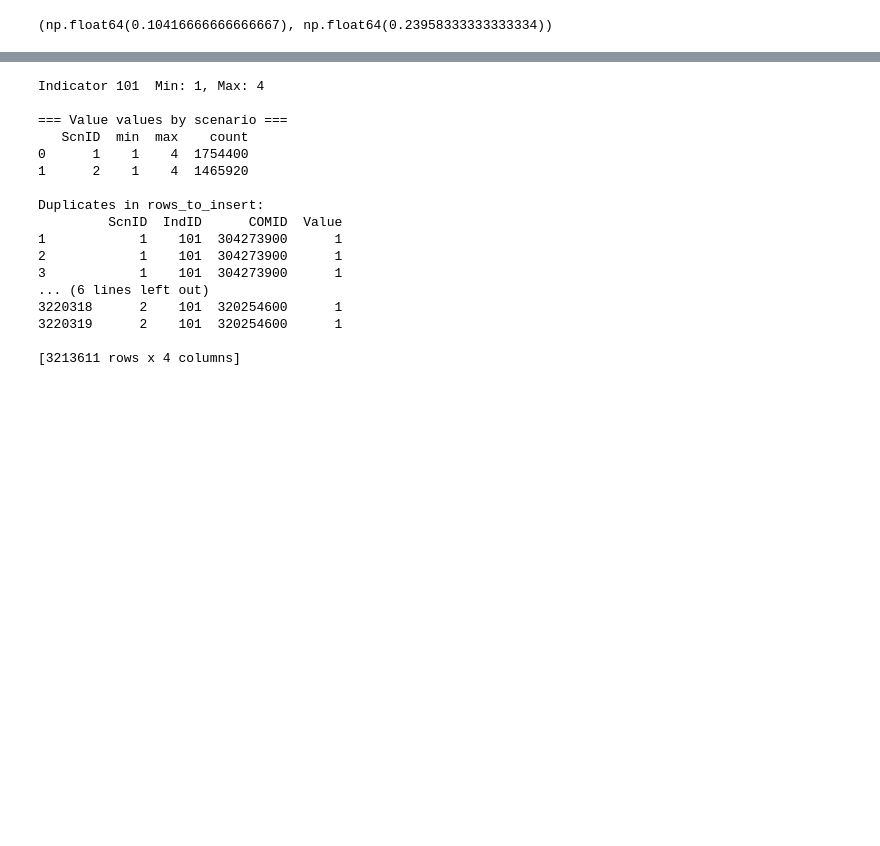
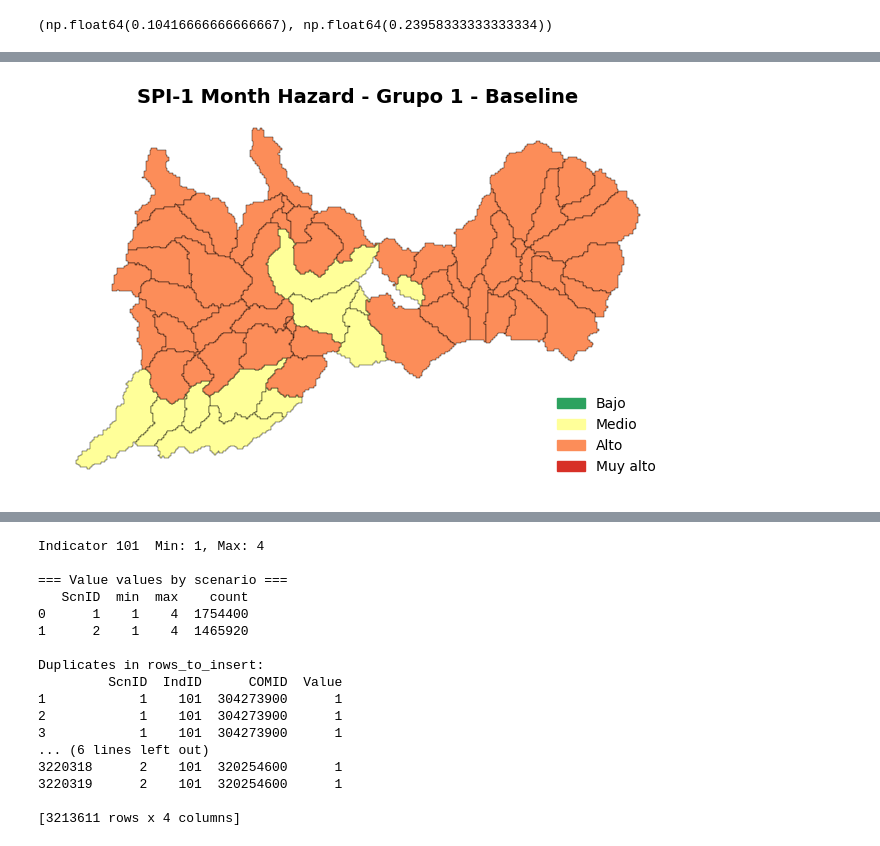
Before and after one commit to RTIInternational/iki-risk-assessment, a Jupyter notebook: Indicadores/Peligro/P1.ipynb, the cells around one changed output, grey strips where cells are left out. Cells and saved outputs as stored; diff of their text form; code cells hidden in the pictures; blank space fills up the shorter version.

```diff
--- a/Indicadores/Peligro/P1.ipynb
+++ b/Indicadores/Peligro/P1.ipynb
@@ -344,11 +692,7 @@ hazard_to_val
 # %%
-# 6. Compute final hazard category and value
-def compute_hazard(freq_class, intens_class):
-    return hazard_matrix[freq_class][intens_class]
-
-hazard_base['Hazard_category'] = hazard_base.apply(
-    lambda r: compute_hazard(r['Frequency_class'], r['Intensity']),
+hazard_base_1['Hazard_category'] = hazard_base_1.apply(
+    lambda r: compute_hazard(r['Frequency_class'], r['Intensity_class']),
     axis=1
 )
 # %%
-hazard_base['Hazard_value'] = hazard_base['Hazard_category'].map(hazard_to_val)
+hazard_base_1['Hazard_value'] = hazard_base_1['Hazard_category'].map(hazard_to_val)
@@ -379,0 +727,2 @@ Name: count, dtype: int64
+# %%
+hazard_base_1['Hazard_value'] = hazard_base_1['Hazard_category'].map(hazard_to_val)
@@ -379,0 +781,3 @@ Name: count, dtype: int64
+# %%
+subbasins_gdf_g1 = subbasins_gdf[subbasins_gdf['grupo_mod'] == 1].copy()
+subbasins_gdf_g1
@@ -379,0 +882,10 @@ Name: count, dtype: int64
+# %%
+# Ejemplo SPI-1, escenario 1, cuenca "RioX"
+plot_hazard_map(
+    hazard_df=hazard_base_1,
+    scn_id=1,
+    basin_gdf=subbasins_gdf_g1,
+    title="SPI-1 Month Hazard - Grupo 1 - Baseline"
+)
+# %% [output]
+[figure, added]
```
Also changed, not shown: parts of 68 cells of this notebook.
